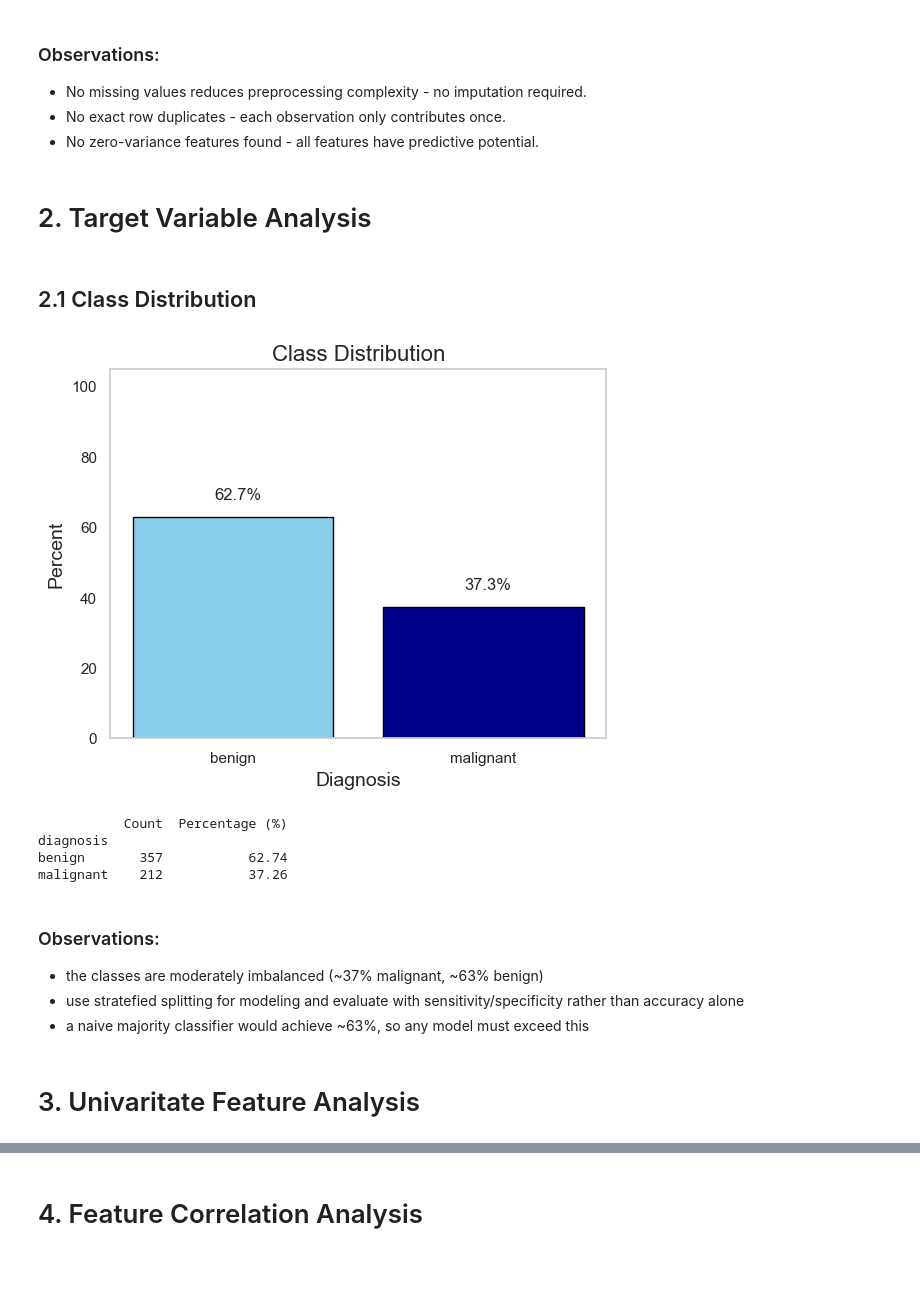
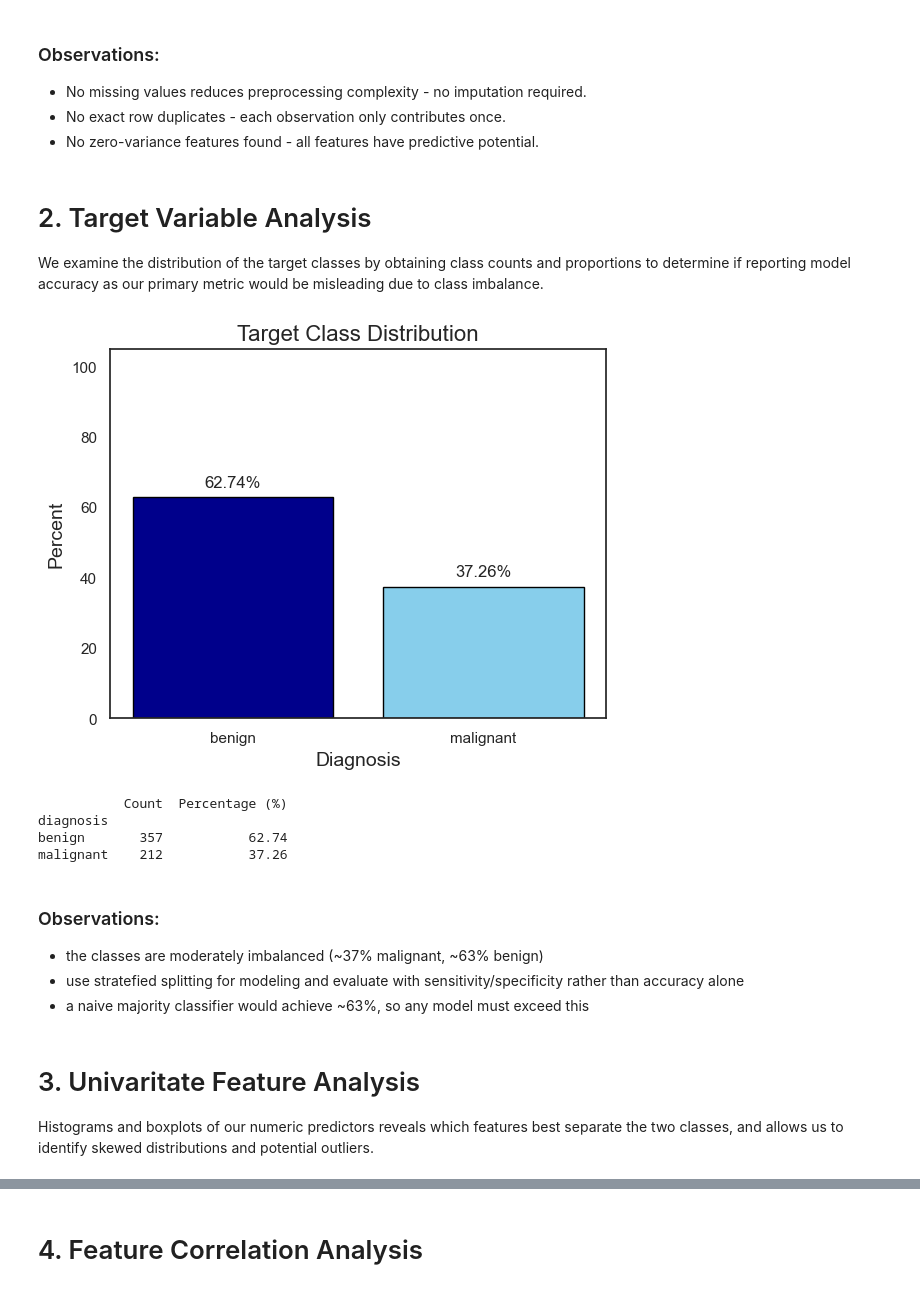
Before and after one commit to sarahcreighton/breast-cancer-classifier, a Jupyter notebook: notebooks/01_eda.ipynb, the cells around one changed output, grey strips where cells are left out. Cells and saved outputs as stored; diff of their text form; code cells hidden in the pictures.

Commit message:
cleaned up/improved figures, added notebook structure

```diff
--- a/notebooks/01_eda.ipynb
+++ b/notebooks/01_eda.ipynb
@@ -66,13 +71,13 @@ import seaborn as sns
 # from sklearn.preprocessing import StandardScaler
 # from sklearn.decomposition import PCA
 
-sns.set(style="whitegrid", context="notebook")
+sns.set_style(style="white")
 print("> Loaded required libraries")
 # %% [output]
 > Loaded required libraries
 # %%
 # hard-coded variables or flags go here
-cols = {"malignant": "darkblue", "benign": "lightblue"}
+cols = {"malignant": "darkblue", "benign": "skyblue"}
 # %%
 # Load dataset
 data = load_breast_cancer()
@@ -161,26 +174,36 @@ Categories (2, str): ['malignant', 'benign']
 - No zero-variance features found - all features have predictive potential.
 # %% [markdown]
 # 2. Target Variable Analysis
+We examine the distribution of the target classes by obtaining class counts and proportions to determine if reporting model accuracy as our primary metric would be misleading due to class imbalance.
-# %% [markdown]
-## 2.1 Class Distribution
 # %%
+# calculate diagnosis class counts and percentages
+counts = df["diagnosis"].value_counts()
 pcts = df["diagnosis"].value_counts(normalize=True) * 100
-counts = df["diagnosis"].value_counts()
 
-# quick barplot
-plt.bar(pcts.index,pcts.values,color=['skyblue','darkblue'],edgecolor="black")
+# create barplot
+plt.bar(
+    pcts.index,
+    pcts.values,
+    color = cols.values(),
+    edgecolor = "black"
+)
+
+# add titles and axes
 plt.title("Target Class Distribution", fontsize=16)
-plt.xlabel("Diagnosis",fontsize=14)
-plt.ylabel("Percent",fontsize=14)
-plt.ylim(0,105)
+plt.xlabel("Diagnosis", fontsize=14)
+plt.ylabel("Percent", fontsize=14)
+plt.ylim(0, 105)
+
+# add class percentages above bars
 for i, pct in enumerate(pcts):
-    plt.text(i-.075, pct+5,f"{pct:.1f}%")
-plt.grid(None)
+    plt.text(i, pct + 3, f"{pct:.2f}%", ha = "center")
+
+plt.grid(False) # remove gridlines
 plt.show()
 
 print(pd.DataFrame({"Count": counts, "Percentage (%)": pcts.round(2)}))
 # %% [output]
-[figure, old version]
+[figure, new version]
            Count  Percentage (%)
 diagnosis
 benign       357           62.74
@@ -192,3 +215,4 @@ malignant    212           37.26
 - a naive majority classifier would achieve ~63%, so any model must exceed this
 # %% [markdown]
 # 3. Univaritate Feature Analysis
+Histograms and boxplots of our numeric predictors reveals which features best separate the two classes, and allows us to identify skewed distributions and potential outliers.
```
Also changed, not shown: parts of 17 cells of this notebook.
